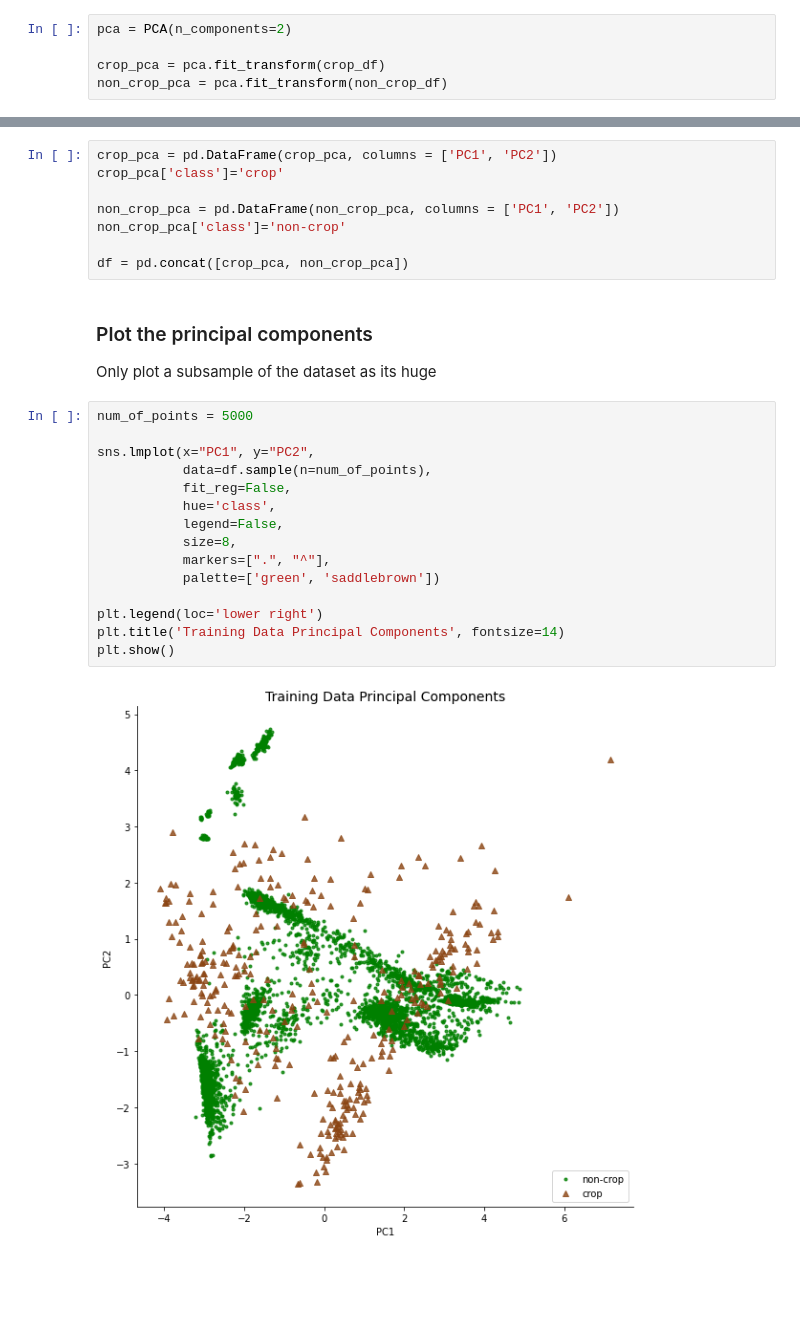
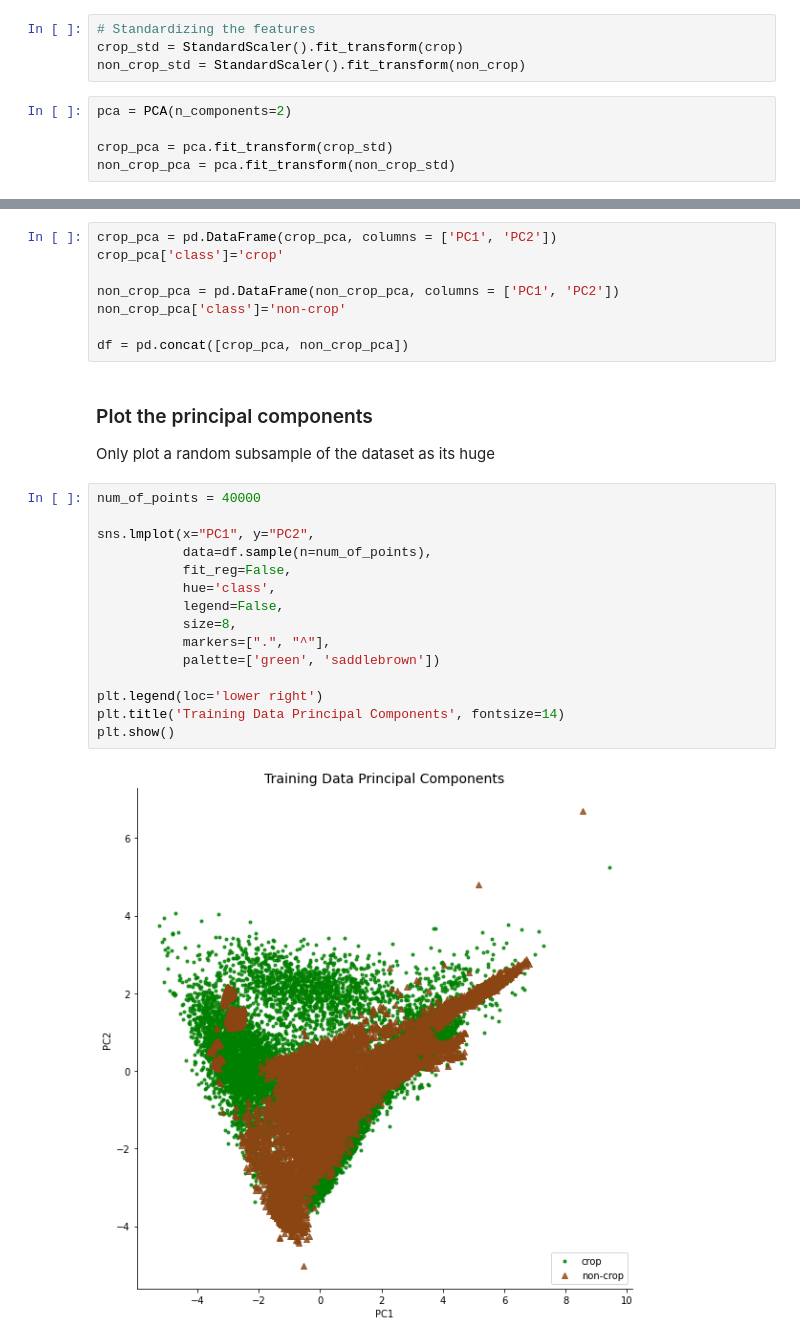
Before and after one commit to fivejjs/deafrica-sandbox-notebooks, a Jupyter notebook: crop_mask/TD_knowledge_base.ipynb, the cells around one changed output, grey strips where cells are left out. Drawn from its saved outputs; the diff is of its cells as text; blank space fills up the shorter version.

```diff
--- a/crop_mask/TD_knowledge_base.ipynb
+++ b/crop_mask/TD_knowledge_base.ipynb
@@ -180,8 +167,12 @@ Conduct the PCA on the two classes
+# %%
+# Standardizing the features
+crop_std = StandardScaler().fit_transform(crop)
+non_crop_std = StandardScaler().fit_transform(non_crop)
 # %%
 pca = PCA(n_components=2)
 
-crop_pca = pca.fit_transform(crop_df)
-non_crop_pca = pca.fit_transform(non_crop_df)
+crop_pca = pca.fit_transform(crop_std)
+non_crop_pca = pca.fit_transform(non_crop_std)
 # %% [markdown]
 Place back into pandas dataframes
 # %%
@@ -195,21 +186,21 @@ df = pd.concat([crop_pca, non_crop_pca])
 # %% [markdown]
 ### Plot the principal components
 
-Only plot a subsample of the dataset as its huge
+Only plot a random subsample of the dataset as its huge
 # %%
-num_of_points = 5000
+num_of_points = 40000
 
 sns.lmplot(x="PC1", y="PC2",
            data=df.sample(n=num_of_points),
            fit_reg=False,
            hue='class',
            legend=False,
            size=8,
            markers=[".", "^"],
            palette=['green', 'saddlebrown'])
 
 plt.legend(loc='lower right')
 plt.title('Training Data Principal Components', fontsize=14)
 plt.show()
 # %% [output]
-[figure, old version]
+[figure, new version]
```
Also changed, not shown: parts of 12 cells of this notebook.
